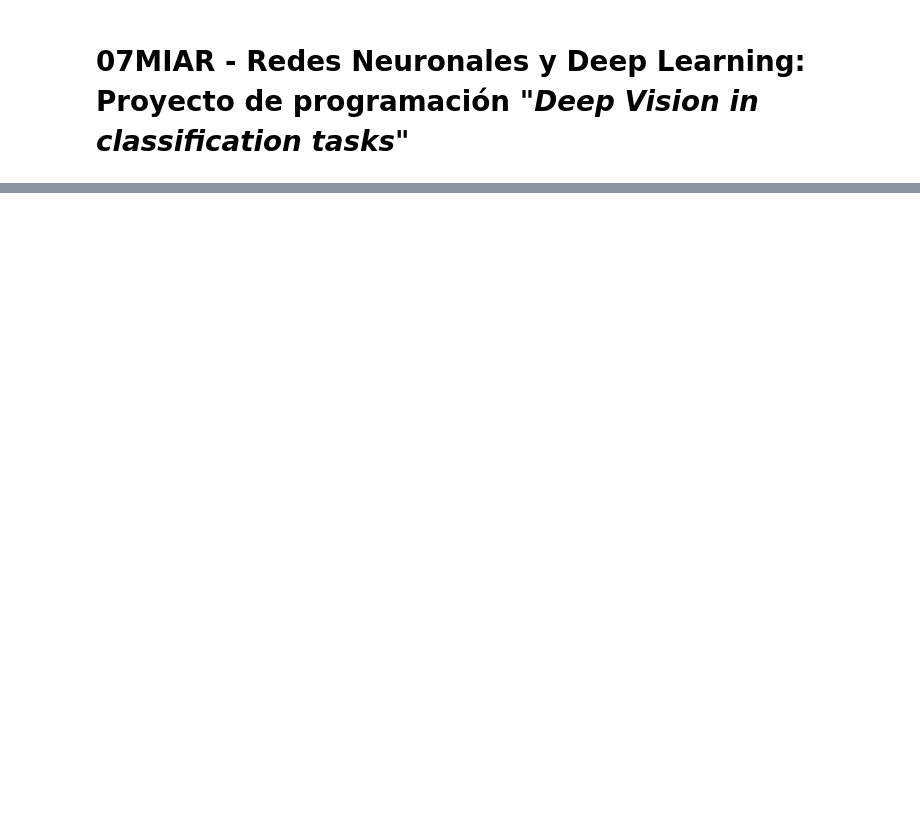
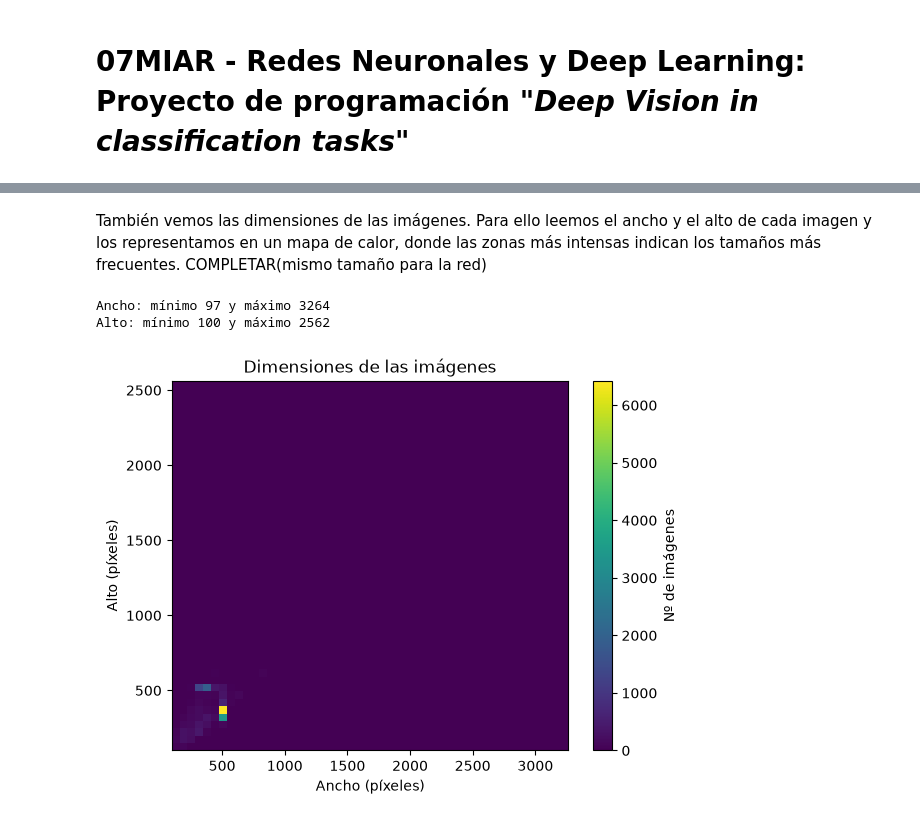
Before and after one commit to jzalaya/redes-proyecto-programacion, a Jupyter notebook: 07MIAR_Proyecto_Programacion.ipynb, the cells around one changed output, grey strips where cells are left out. Saved outputs shown, nothing was run; the diff lists cells and outputs as text; code cells hidden in the pictures; blank space fills up the shorter version.

```diff
--- a/07MIAR_Proyecto_Programacion.ipynb
+++ b/07MIAR_Proyecto_Programacion.ipynb
@@ -347,0 +72,25 @@ WARNING: apt does not have a stable CLI interface. Use with caution in scripts.
+# %% [markdown]
+También vemos las dimensiones de las imágenes. Para ello leemos el ancho y el alto de cada imagen y los representamos en un mapa de calor, donde las zonas más intensas indican los tamaños más frecuentes. COMPLETAR(mismo tamaño para la red)
+# %%
+anchos = []
+altos = []
+for r in total_razas:
+    for foto in os.listdir(os.path.join(img_dir, r)):
+        img = cv2.imread(os.path.join(img_dir, r, foto))
+        h, w, c = img.shape
+        anchos.append(w)
+        altos.append(h)
+
+print("Ancho: mínimo", min(anchos), "y máximo", max(anchos))
+print("Alto: mínimo", min(altos), "y máximo", max(altos))
+
+plt.hist2d(anchos, altos, bins=50, cmap="viridis")
+plt.colorbar(label="Nº de imágenes")
+plt.xlabel("Ancho (píxeles)")
+plt.ylabel("Alto (píxeles)")
+plt.title("Dimensiones de las imágenes")
+plt.show()
+# %% [output]
+Ancho: mínimo 97 y máximo 3264
+Alto: mínimo 100 y máximo 2562
+[figure, added]
```
Also changed, not shown: parts of 45 cells of this notebook, 1 other file.
